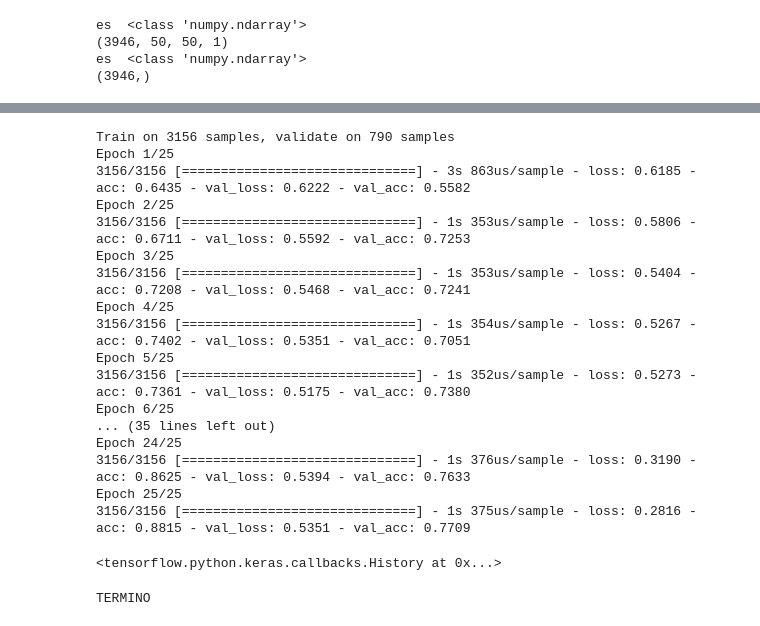
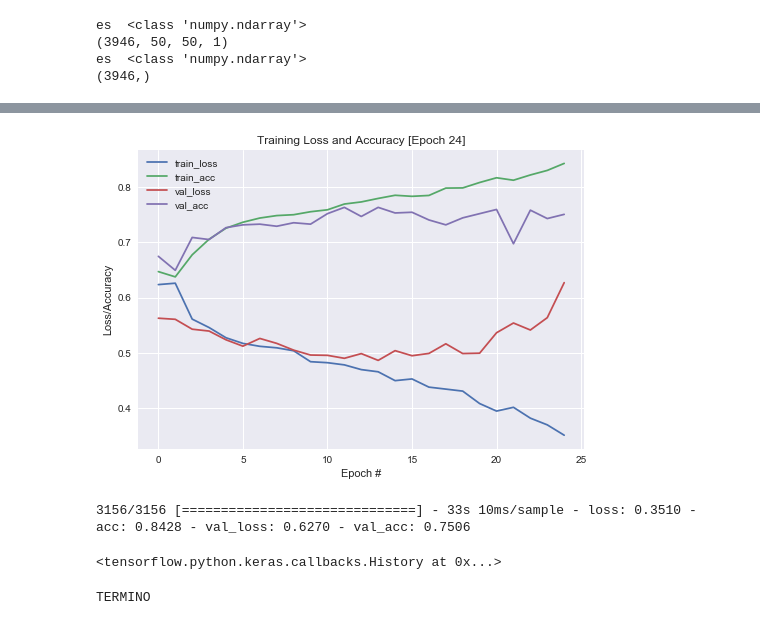
Before and after one commit to A1llex/ML_Identificador_Animales, a Jupyter notebook: src/Red_Neuronal.ipynb, the cells around one changed output, grey strips where cells are left out. Saved outputs shown, nothing was run; the diff lists cells and outputs as text; code cells hidden in the pictures.

```diff
--- a/src/Red_Neuronal.ipynb
+++ b/src/Red_Neuronal.ipynb
@@ -54,31 +99,17 @@ Call initializer instance with the dtype argument instead of passing it to the c
 # %%
 #model.compile(loss='binary_crossentropy',optimizer='adam',metrics=['accuracy'])
 
 # Compiling the model using some basic parameters
 model.compile( loss='sparse_categorical_crossentropy', optimizer='adam',metrics=['accuracy'])
 
 # Y entrenamos al modelo. Los callbacks
 #model.fit(train_images,train_labels, epochs=20)
-model.fit(train_images,train_labels,batch_size=32,epochs=25,validation_split=0.2)
+#model.fit(train_images,train_labels,batch_size=32,epochs=25,validation_split=0.2)
+model.fit(train_images,train_labels,batch_size=32,epochs=25,validation_split=0.2, callbacks = [plot_losses])
 #model.fit(train_images,train_labels,batch_size=32,epochs=30 ,validation_split=0.3 ,steps_per_epoch = 10)
 # %% [output]
+[figure, added]
-Train on 3156 samples, validate on 790 samples
-Epoch 1/25
-3156/3156 [==============================] - 3s 863us/sample - loss: 0.6185 - acc: 0.6435 - val_loss: 0.6222 - val_acc: 0.5582
-Epoch 2/25
-3156/3156 [==============================] - 1s 353us/sample - loss: 0.5806 - acc: 0.6711 - val_loss: 0.5592 - val_acc: 0.7253
-Epoch 3/25
-3156/3156 [==============================] - 1s 353us/sample - loss: 0.5404 - acc: 0.7208 - val_loss: 0.5468 - val_acc: 0.7241
-Epoch 4/25
-3156/3156 [==============================] - 1s 354us/sample - loss: 0.5267 - acc: 0.7402 - val_loss: 0.5351 - val_acc: 0.7051
-Epoch 5/25
-3156/3156 [==============================] - 1s 352us/sample - loss: 0.5273 - acc: 0.7361 - val_loss: 0.5175 - val_acc: 0.7380
-Epoch 6/25
-... (35 lines left out)
-Epoch 24/25
-3156/3156 [==============================] - 1s 376us/sample - loss: 0.3190 - acc: 0.8625 - val_loss: 0.5394 - val_acc: 0.7633
-Epoch 25/25
-3156/3156 [==============================] - 1s 375us/sample - loss: 0.2816 - acc: 0.8815 - val_loss: 0.5351 - val_acc: 0.7709
+3156/3156 [==============================] - 33s 10ms/sample - loss: 0.3510 - acc: 0.8428 - val_loss: 0.6270 - val_acc: 0.7506
 <tensorflow.python.keras.callbacks.History at 0x...>
 # %%
 #model.save("model.Aveztruz")
```
Also changed, not shown: parts of 3 cells of this notebook.
